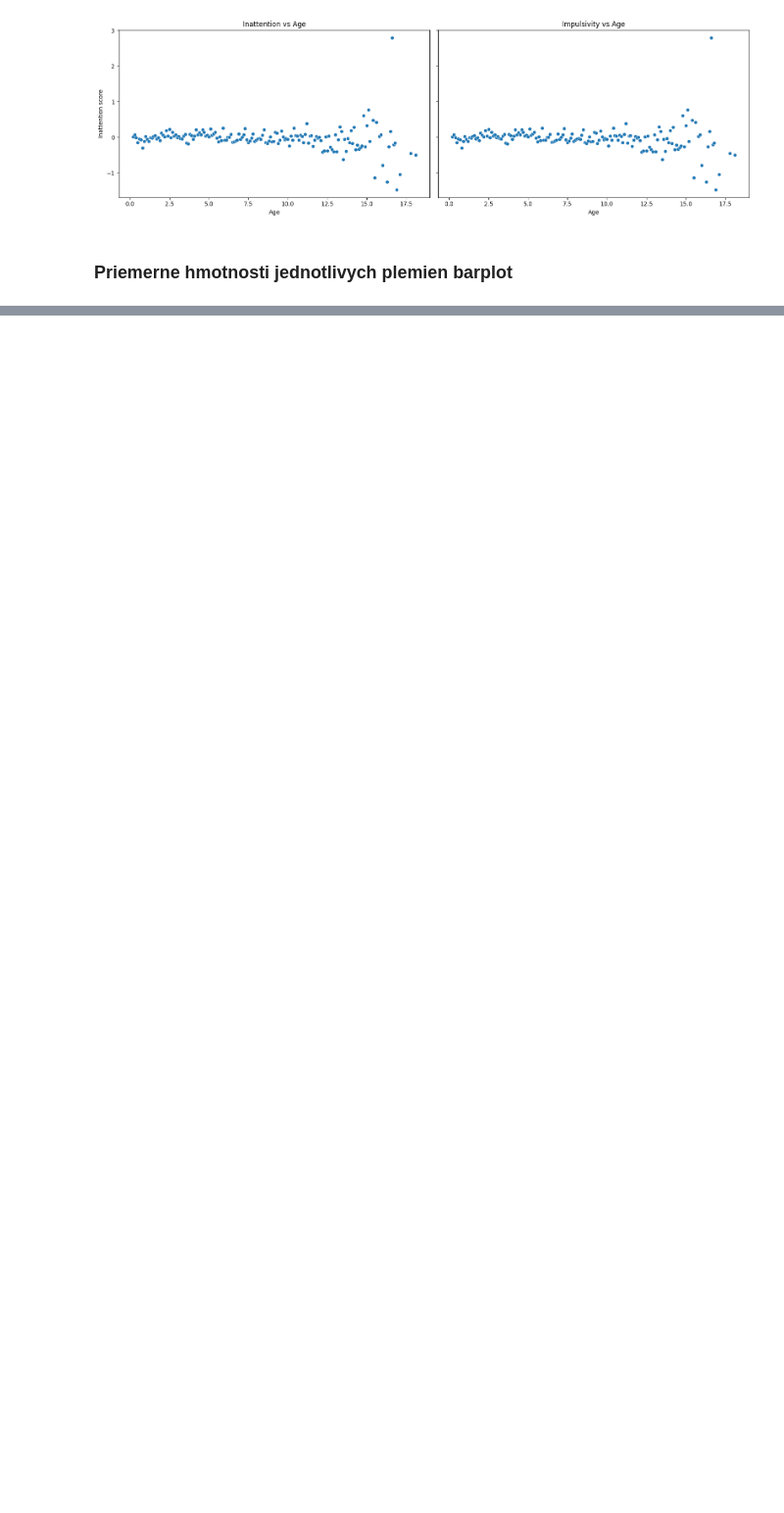
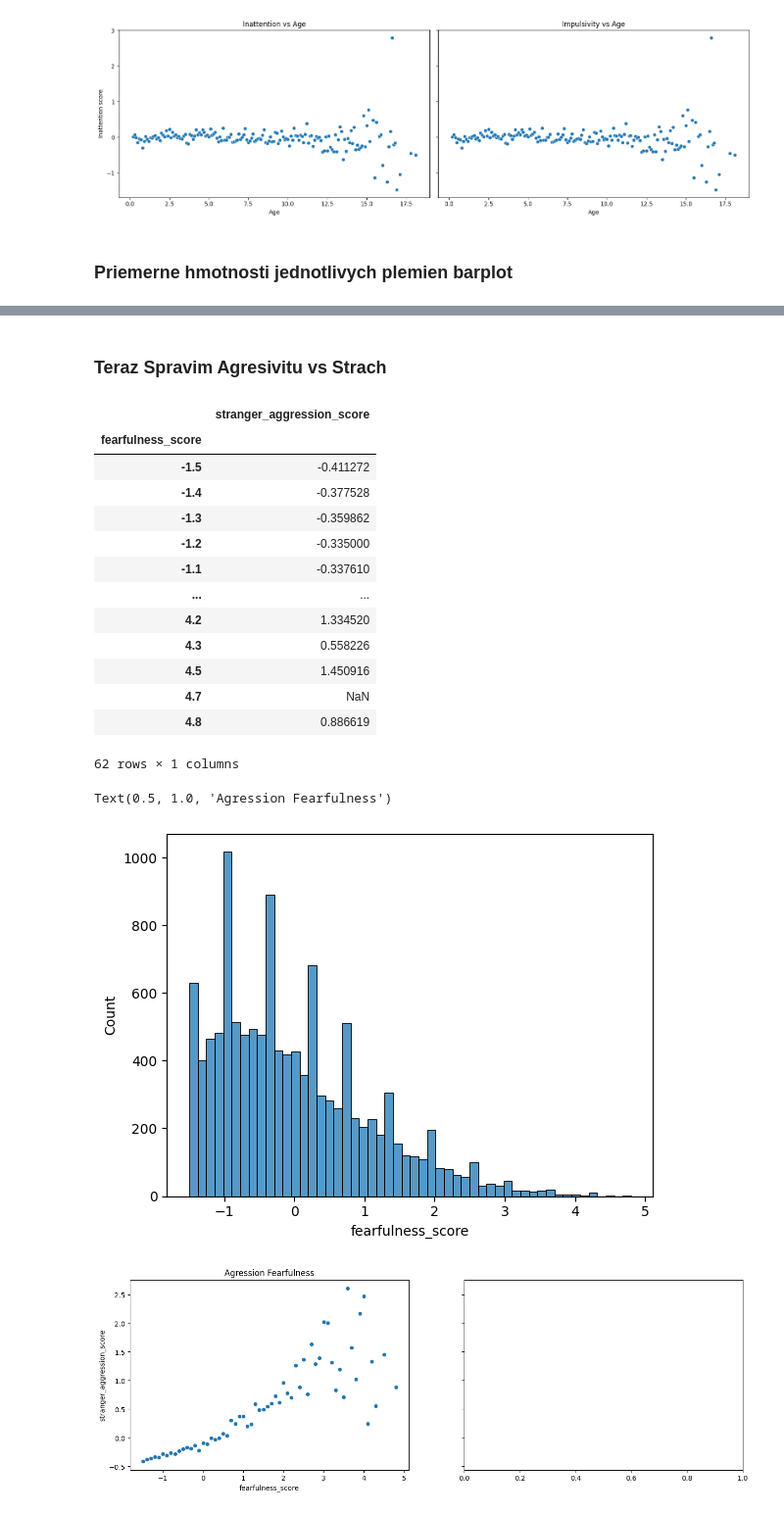
Before and after one commit to Retr-1/AnalyzaPsy, a Jupyter notebook: Analyza_psy_Timo.ipynb, the cells around one changed output, grey strips where cells are left out. Shown: that part at 98% size. Cells and saved outputs as stored; diff of their text form; code cells hidden in the pictures; blank space fills up the shorter version.

```diff
--- a/Analyza_psy_Timo.ipynb
+++ b/Analyza_psy_Timo.ipynb
@@ -394,0 +373,38 @@ display(pocty_psov)
+# %% [markdown]
+### Teraz Spravim Agresivitu vs Strach
+# %%
+# sns.scatterplot(dogs, x="fearfulness_score", y='stranger_aggression_score')
+# plt.set_title("Agression vs Fearfullness")
+
+
+
+psy_agres_fear = dogs.copy(deep=True)
+psy_agres_fear["fearfulness_score"] = psy_agres_fear["fearfulness_score"].round(1)
+q = psy_agres_fear.groupby("fearfulness_score")["stranger_aggression_score"].mean()
+q = pd.DataFrame(q)
+display(q)
+
+ax = sns.histplot(data=psy_agres_fear, x="fearfulness_score")
+
+
+figure, axes = plt.subplots(1, 2, figsize=(16, 5), sharey=True)
+sns.scatterplot(x=q.index, y=q["stranger_aggression_score"], ax=axes[0])
+axes[0].set_title("Stranger Agression Fearfulness")
+# %% [output]
+|  | stranger_aggression_score |
+| fearfulness_score |  |
+| -1.5 | -0.411272 |
+| -1.4 | -0.377528 |
+| -1.3 | -0.359862 |
+| -1.2 | -0.335000 |
+| -1.1 | -0.337610 |
+| ... | ... |
+| 4.2 | 1.334520 |
+| 4.3 | 0.558226 |
+| 4.5 | 1.450916 |
+| 4.7 | NaN |
+| 4.8 | 0.886619 |
+62 rows × 1 columns
+Text(0.5, 1.0, 'Agression Fearfulness')
+[figure, added]
+[figure, added]
```
Also changed, not shown: parts of 3 cells of this notebook, 1 other file.
